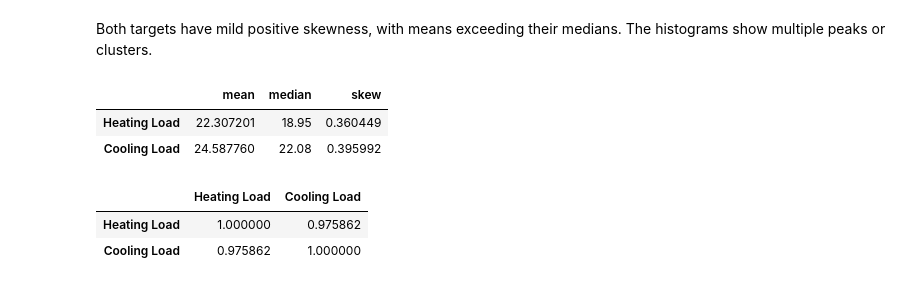
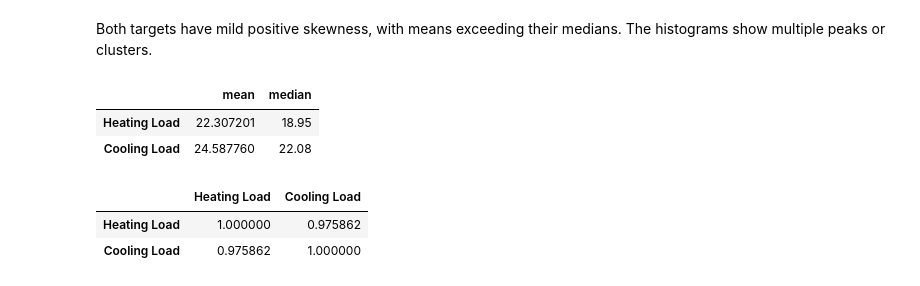
Before and after one commit to Ahmed-Honorbound/DS_Final_Project, a Jupyter notebook: processing.ipynb, the cells around one changed output. Saved outputs shown, nothing was run; the diff lists cells and outputs as text; code cells hidden in the pictures.

```diff
--- a/processing.ipynb
+++ b/processing.ipynb
@@ -135,12 +135,12 @@ Both targets have mild positive skewness, with means exceeding their medians. Th
 # %%
 loads = df[['Heating Load', 'Cooling Load']]
 
-summary = loads.agg(['mean', 'median', 'skew']).T
+summary = loads.agg(['mean', 'median']).T
 display(summary)
 # %% [output]
-|  | mean | median | skew |
-| Heating Load | 22.307201 | 18.95 | 0.360449 |
-| Cooling Load | 24.587760 | 22.08 | 0.395992 |
+|  | mean | median |
+| Heating Load | 22.307201 | 18.95 |
+| Cooling Load | 24.587760 | 22.08 |
 # %%
 heating = "Heating Load"
 cooling = "Cooling Load"
```
Also changed, not shown: parts of 13 cells of this notebook, 2 other files.
